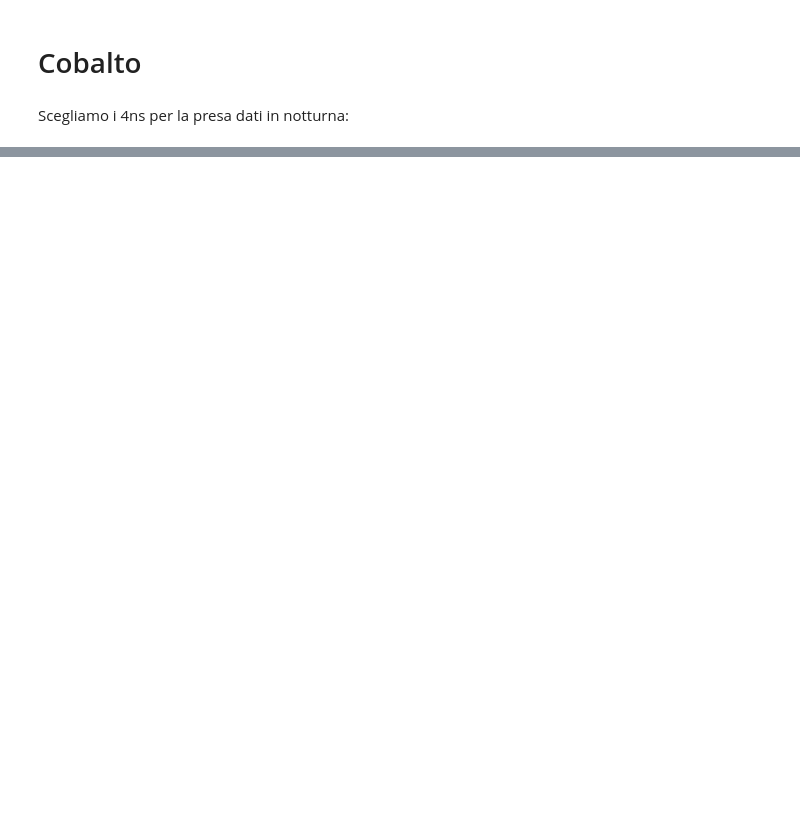
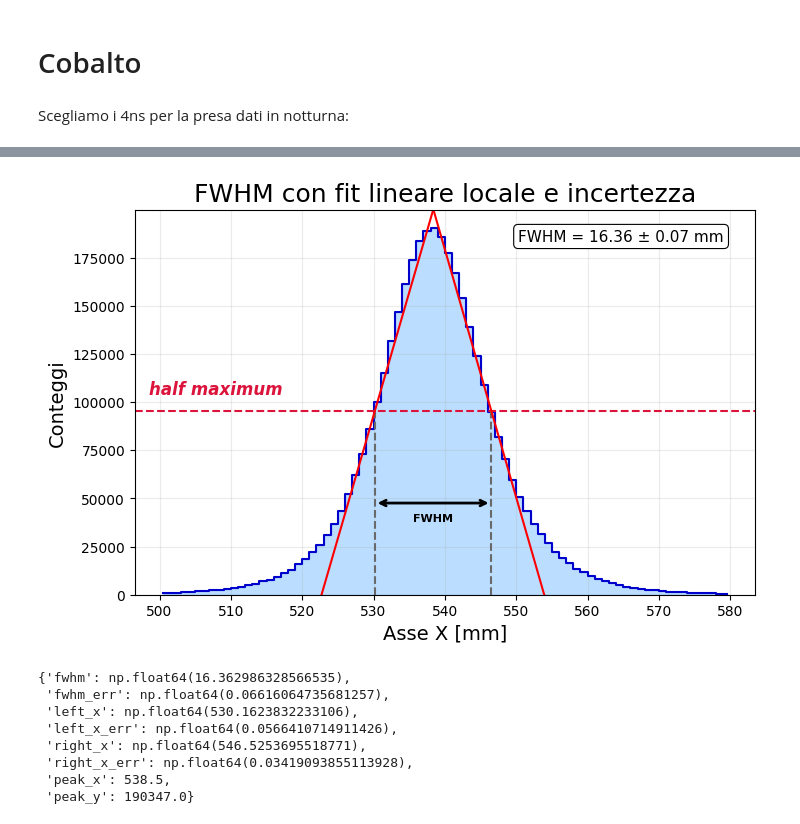
Before and after one commit to patrickrocca02-create/patrick.rocca1-timing, a Jupyter notebook: time_res.ipynb, the cells around one changed output, grey strips where cells are left out. Saved outputs shown, nothing was run; the diff lists cells and outputs as text; code cells hidden in the pictures; blank space fills up the shorter version.

```diff
--- a/time_res.ipynb
+++ b/time_res.ipynb
@@ -83,5 +356,6 @@ Warning in <TROOT::Append>: Replacing existing TH1: hist (Potential memory leak)
 Warning in <TCanvas::Constructor>: Deleting canvas with same name: c1
 [interactive output not drawn]
 # %%
-hist_cob2,c2 = load_hist("./data/cob.root",2,nbins=10000,rangemin=0,rangemax=2000,draw=True)
+hist_cob2,c2 = load_hist("../data/cob.root",2,nbins=80,rangemin=500,rangemax=580,draw=True)
+c = gaus_fit(hist_cob2,520,555)
 # %% [output]
@@ -90 +364,16 @@ Warning in <TCanvas::Constructor>: Deleting canvas with same name: c1
 [interactive output not drawn]
+# %%
+x = np.array([hist_cob2.GetBinCenter(i) for i in range(1, hist_cob2.GetNbinsX()+1)])
+y = np.array([hist_cob2.GetBinContent(i) for i in range(1, hist_cob2.GetNbinsX()+1)])
+
+fwhm_linear_fit_with_uncertainty(x,y,nfit=4,plot=True)
+# %% [output]
+[figure, added]
+{'fwhm': np.float64(16.362986328566535),
+ 'fwhm_err': np.float64(0.06616064735681257),
+ 'left_x': np.float64(530.1623832233106),
+ 'left_x_err': np.float64(0.0566410714911426),
+ 'right_x': np.float64(546.5253695518771),
+ 'right_x_err': np.float64(0.03419093855113928),
+ 'peak_x': 538.5,
+ 'peak_y': 190347.0}
```
Also changed, not shown: parts of 15 cells of this notebook, 2 other files.
